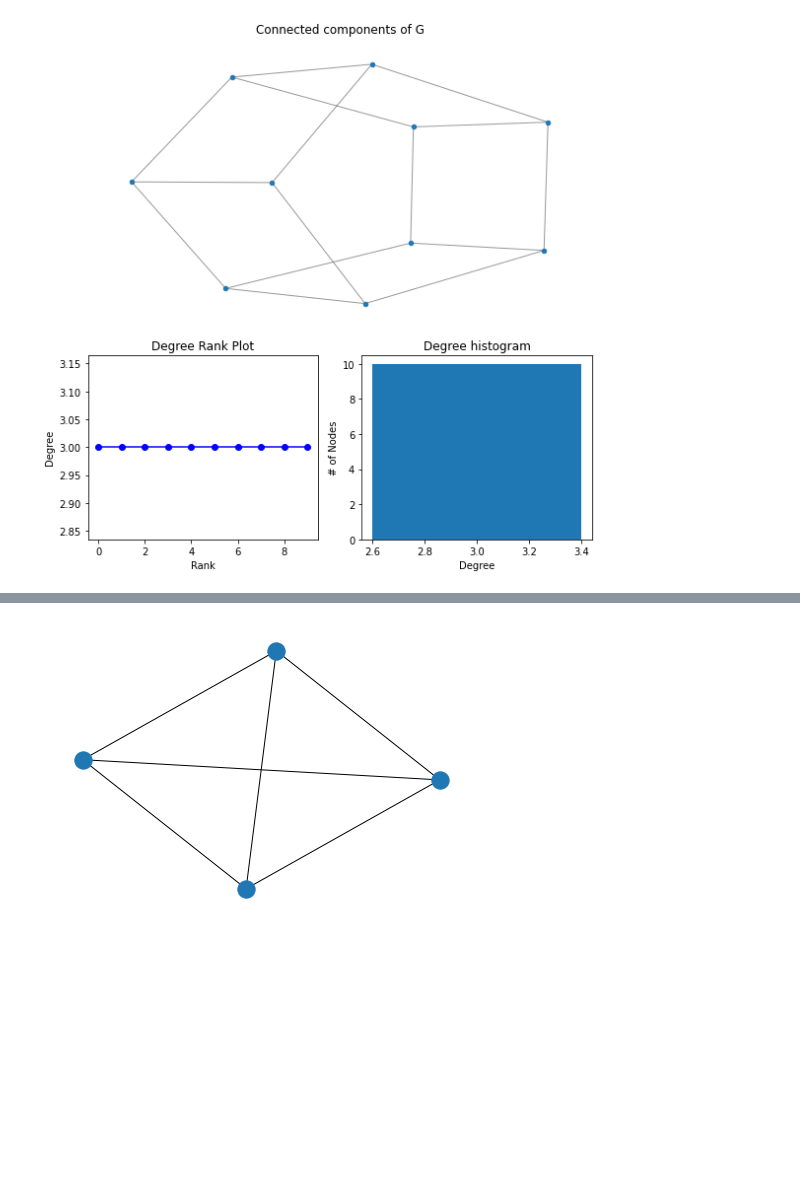
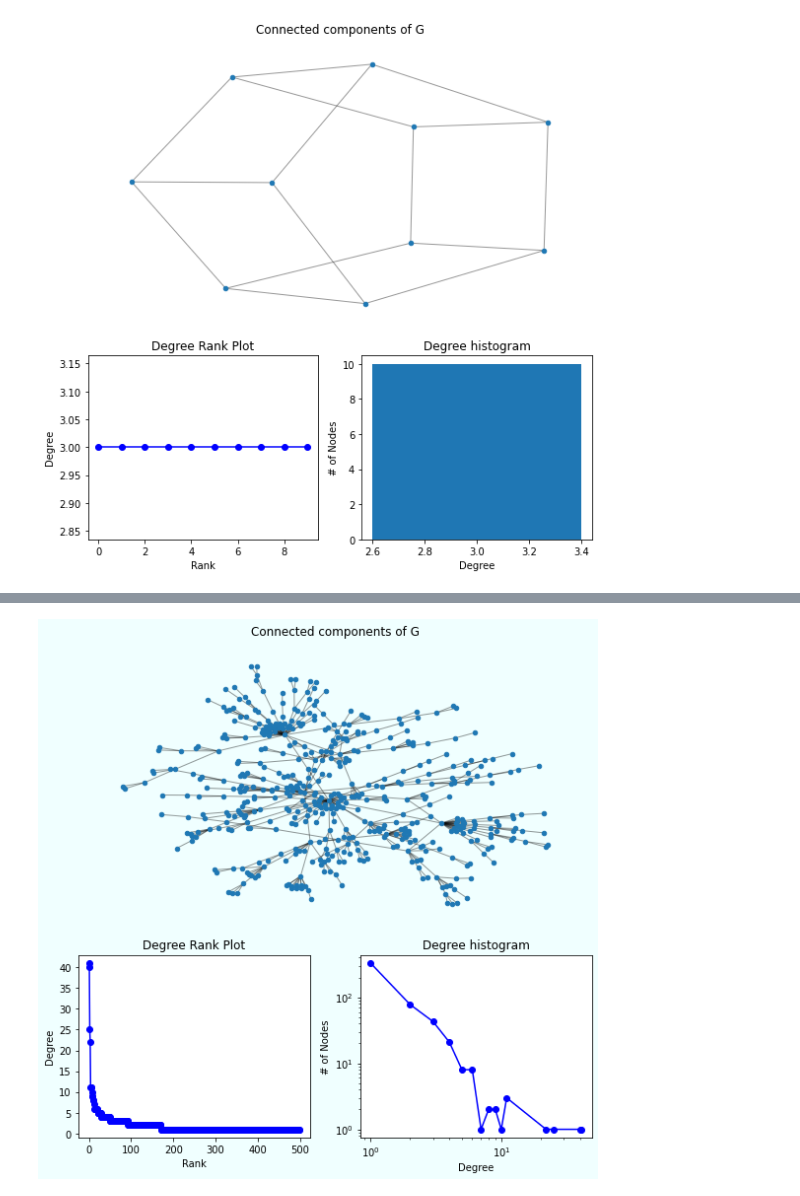
Before and after one commit to Tshou1219/qba, a Jupyter notebook: main.ipynb, the cells around one changed output, grey strips where cells are left out. Saved outputs shown, nothing was run; the diff lists cells and outputs as text; code cells hidden in the pictures; blank space fills up the shorter version.

```diff
--- a/main.ipynb
+++ b/main.ipynb
@@ -69,6 +70,7 @@ qba.run_qba(100,1000)
-# %%
-import networkx as nx
-G=nx.wheel_graph(4)
-nx.draw(G)
-# %% [output]
-[figure, removed]
+# %%
+from ba import BAModel
+bamodel=BAModel(2)
+bamodel.ba_run(1,500)
+bamodel.draw()
+# %% [output]
+[figure, added]
```
Also changed, not shown: parts of 4 cells of this notebook, 12 other files.
